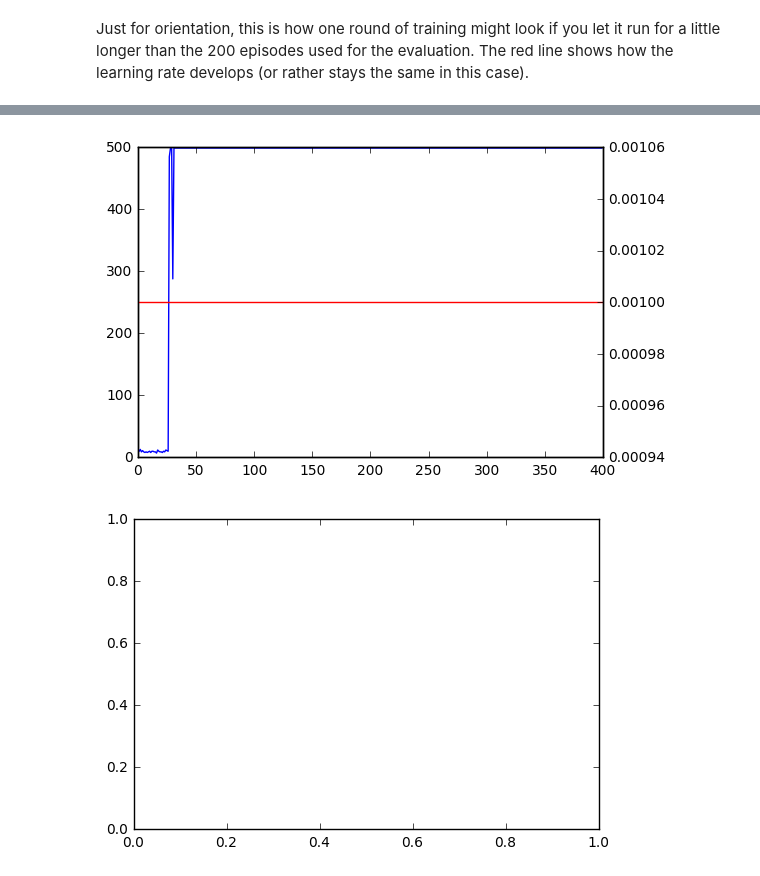
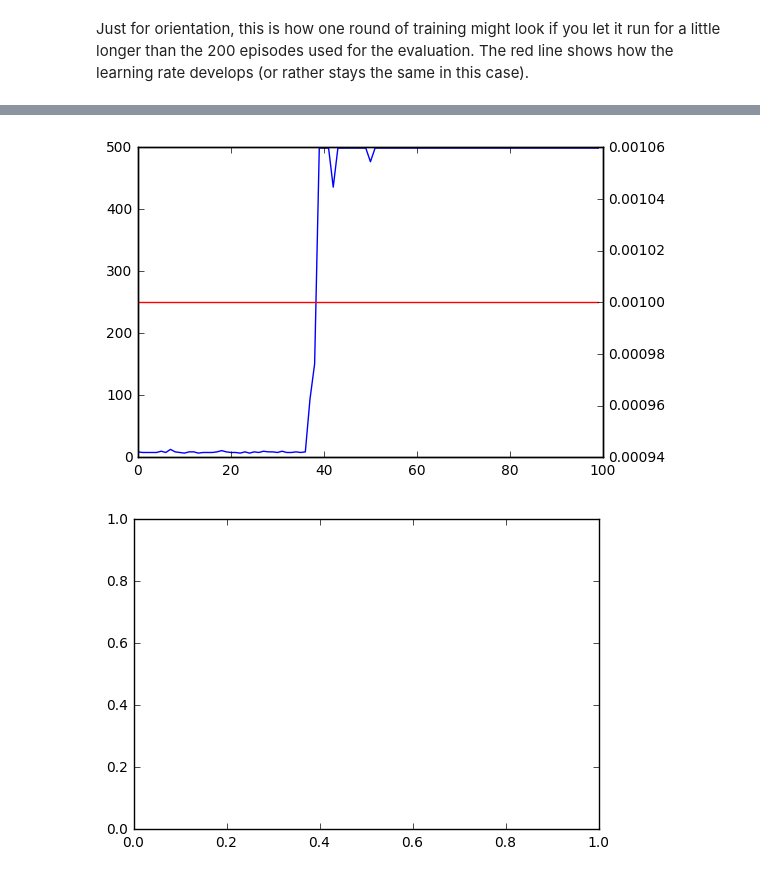
Before and after one commit to rmoehn/cartpole, a Jupyter notebook: notebooks/OffSwitchCartPole.ipynb, the cells around one changed output, grey strips where cells are left out. Cells and saved outputs as stored; diff of their text form; code cells hidden in the pictures.

```diff
--- a/notebooks/OffSwitchCartPole.ipynb
+++ b/notebooks/OffSwitchCartPole.ipynb
@@ -128,7 +134,7 @@ Just for orientation, this is how one round of training might look if you let it
 env         = make_OffSwitchCartpole()
 fexperience = make_interruptable_experience(env)
 fexperience, steps_per_episode, alpha_per_episode \
-    = driver.train(env, linfa, fexperience, n_episodes=400, max_steps=500, is_render=False,
+    = driver.train(env, linfa, fexperience, n_episodes=100, max_steps=500, is_render=False,
                   is_continuing_env=True)
 # Credits: http://matplotlib.org/examples/api/two_scales.html
 fig, ax1 = pyplot.subplots()
@@ -141,4 +147,4 @@ pyplot.show()
-[figure, old version]
+[figure, new version]
 # %%
 Q_s0_nospice = fourier_fa_int.make_sym_Q_s0(state_ranges, order)
 # %%
```
Also changed, not shown: parts of 4 cells of this notebook, 2 other files.
